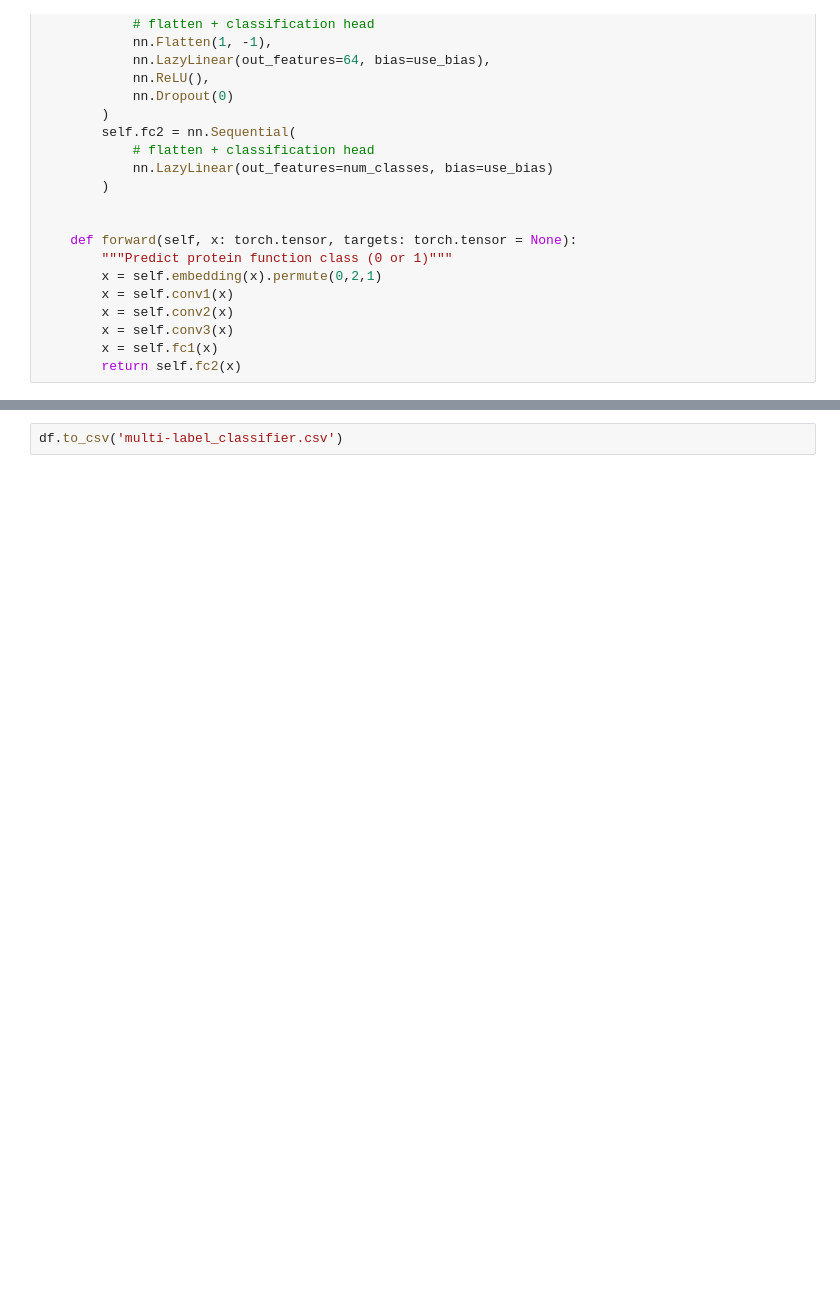
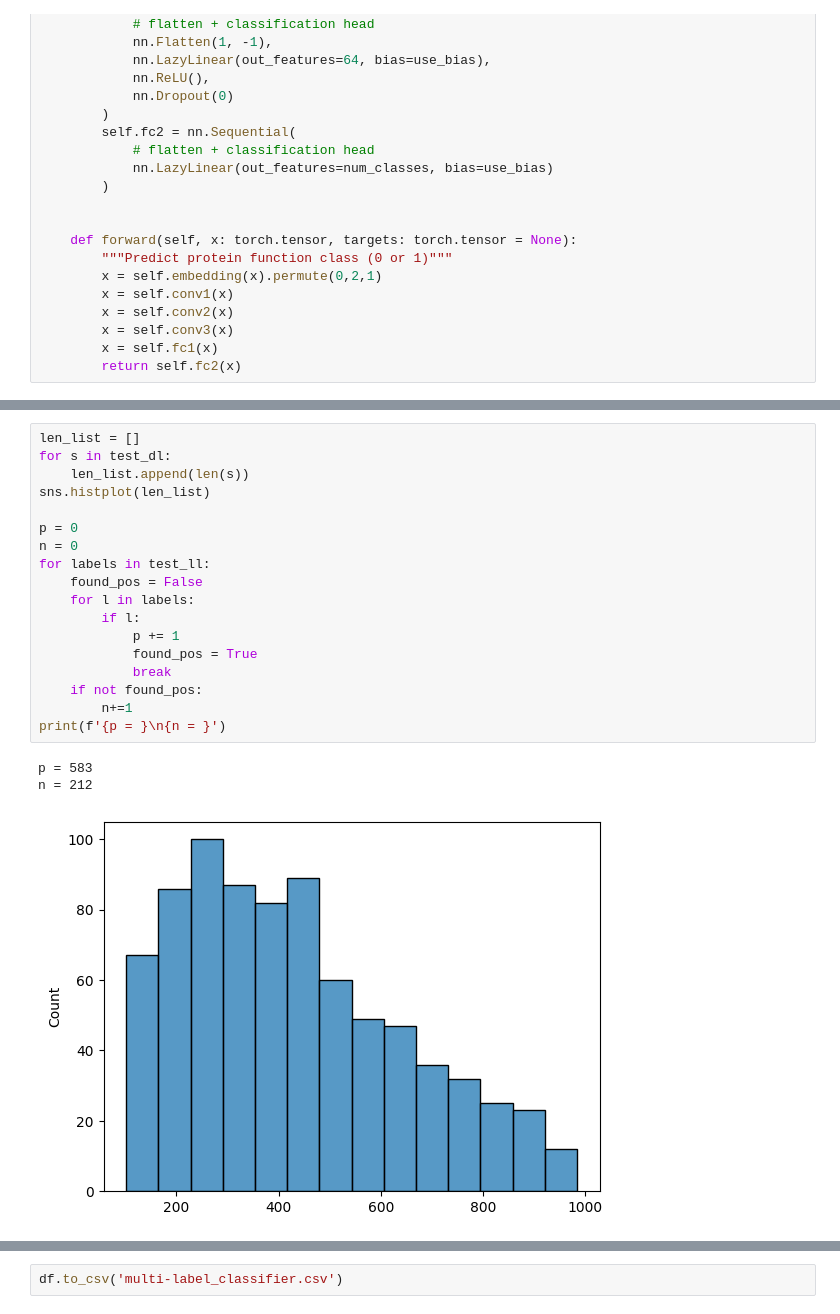
Before and after one commit to maussn/GRS34806-project, a Jupyter notebook: cnn_final.ipynb, the cells around one changed output, grey strips where cells are left out. Drawn from its saved outputs; the diff is of its cells as text; blank space fills up the shorter version.

```diff
--- a/cnn_final.ipynb
+++ b/cnn_final.ipynb
@@ -1403 +1403,23 @@ n = 533
+# %%
+len_list = []
+for s in test_dl:
+    len_list.append(len(s))
+sns.histplot(len_list)
+
+p = 0
+n = 0
+for labels in test_ll:
+    found_pos = False
+    for l in labels:
+        if l:
+            p += 1
+            found_pos = True
+            break
+    if not found_pos:
+        n+=1
+print(f'{p = }\n{n = }')
+# %% [output]
+p = 583
+n = 212
+[figure, added]
 # %% [markdown]
```
Also changed, not shown: parts of 10 cells of this notebook.
